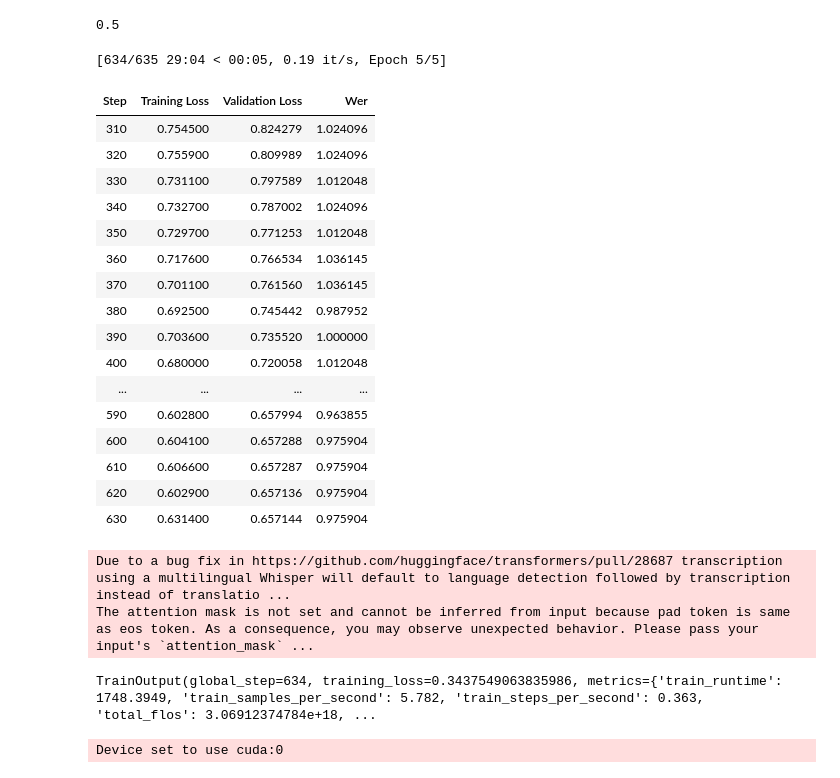
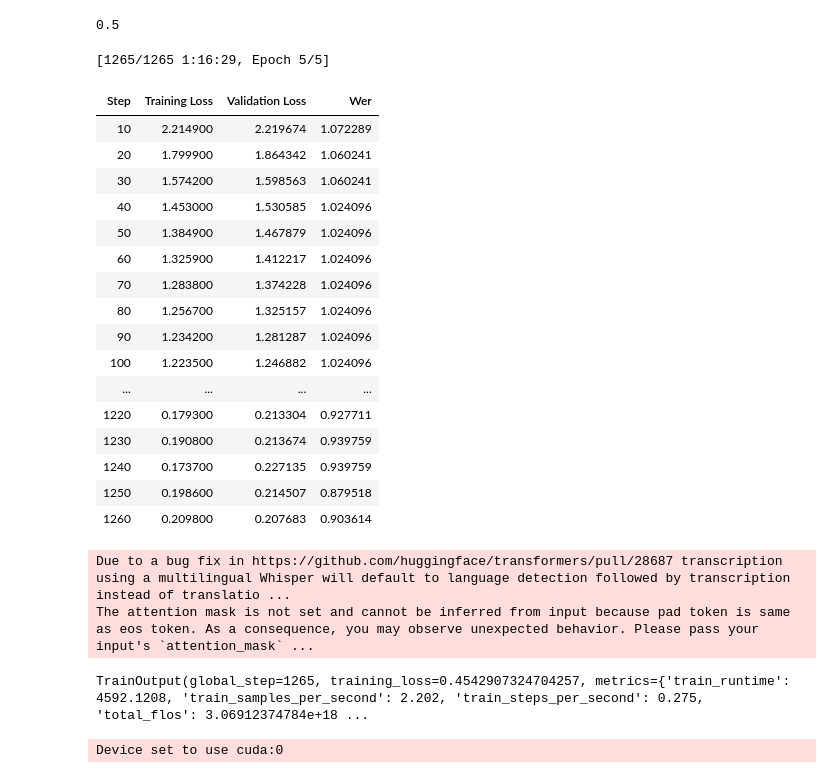
Before and after one commit to abdulvajid1/Whisper-Malayalam-Finetuning, a Jupyter notebook: LoRaFinetuning_1.ipynb, the cells around one changed output. Cells and saved outputs as stored; diff of their text form; code cells hidden in the pictures.

Commit message:
constant lr sheduler runs

```diff
--- a/LoRaFinetuning_1.ipynb
+++ b/LoRaFinetuning_1.ipynb
@@ -233,12 +233,12 @@ model.config.forced_decoder_ids = None
 model.config.suppress_tokens = []
 # %%
 lora_r = 64
-lora_alpha = 64
+lora_alpha = 128
 learning_rate = 5e-5
 peft_config = LoraConfig(
     r=lora_r,
     lora_alpha=lora_alpha,
-    lora_dropout=0.01,
+    lora_dropout=0.001,
     bias='none',
     target_modules=['q_proj', 'v_proj', 'out_proj'],
     task_type=None,
@@ -261,8 +261,8 @@ training_args = Seq2SeqTrainingArguments(output_dir='checkpoints',
                                          learning_rate=learning_rate,
                                          gradient_checkpointing=True,
                                          per_device_train_batch_size=4,
-                                         gradient_accumulation_steps=4,
-                                         warmup_steps=20,
+                                         gradient_accumulation_steps=2,
+                                         warmup_steps=50,
                                          predict_with_generate=True,
                                          generation_max_length=30,
                                          per_device_eval_batch_size=1,
@@ -283,7 +283,7 @@ training_args = Seq2SeqTrainingArguments(output_dir='checkpoints',
                                          logging_steps=10,
                                          optim='adamw_torch',
                                          label_names=['labels'],
-                                         lr_scheduler_type="cosine_with_restarts")
+                                         lr_scheduler_type="constant")
 # %%
 metric.compute(predictions=['hello', 'world'], references=['hello', 'there'])
 # %% [output]
@@ -300,29 +300,29 @@ trainer = Seq2SeqTrainer(
 # %%
 torch.cuda.empty_cache()
 # %%
-trainer.train(resume_from_checkpoint="checkpoints\\checkpoint-300")
+trainer.train()
 # %% [output]
-[634/635 29:04 < 00:05, 0.19 it/s, Epoch 5/5]
+[1265/1265 1:16:29, Epoch 5/5]
 | Step | Training Loss | Validation Loss | Wer |
-| 310 | 0.754500 | 0.824279 | 1.024096 |
-| 320 | 0.755900 | 0.809989 | 1.024096 |
-| 330 | 0.731100 | 0.797589 | 1.012048 |
-| 340 | 0.732700 | 0.787002 | 1.024096 |
-| 350 | 0.729700 | 0.771253 | 1.012048 |
-| 360 | 0.717600 | 0.766534 | 1.036145 |
-| 370 | 0.701100 | 0.761560 | 1.036145 |
-| 380 | 0.692500 | 0.745442 | 0.987952 |
-| 390 | 0.703600 | 0.735520 | 1.000000 |
-| 400 | 0.680000 | 0.720058 | 1.012048 |
+| 10 | 2.214900 | 2.219674 | 1.072289 |
+| 20 | 1.799900 | 1.864342 | 1.060241 |
+| 30 | 1.574200 | 1.598563 | 1.060241 |
+| 40 | 1.453000 | 1.530585 | 1.024096 |
+| 50 | 1.384900 | 1.467879 | 1.024096 |
+| 60 | 1.325900 | 1.412217 | 1.024096 |
+| 70 | 1.283800 | 1.374228 | 1.024096 |
+| 80 | 1.256700 | 1.325157 | 1.024096 |
+| 90 | 1.234200 | 1.281287 | 1.024096 |
+| 100 | 1.223500 | 1.246882 | 1.024096 |
 | ... | ... | ... | ... |
-| 590 | 0.602800 | 0.657994 | 0.963855 |
-| 600 | 0.604100 | 0.657288 | 0.975904 |
-| 610 | 0.606600 | 0.657287 | 0.975904 |
-| 620 | 0.602900 | 0.657136 | 0.975904 |
-| 630 | 0.631400 | 0.657144 | 0.975904 |
+| 1220 | 0.179300 | 0.213304 | 0.927711 |
+| 1230 | 0.190800 | 0.213674 | 0.939759 |
+| 1240 | 0.173700 | 0.227135 | 0.939759 |
+| 1250 | 0.198600 | 0.214507 | 0.879518 |
+| 1260 | 0.209800 | 0.207683 | 0.903614 |
 Due to a bug fix in https://github.com/huggingface/transformers/pull/28687 transcription using a multilingual Whisper will default to language detection followed by transcription instead of translatio ...
 The attention mask is not set and cannot be inferred from input because pad token is same as eos token. As a consequence, you may observe unexpected behavior. Please pass your input's `attention_mask` ...
-TrainOutput(global_step=634, training_loss=0.3437549063835986, metrics={'train_runtime': 1748.3949, 'train_samples_per_second': 5.782, 'train_steps_per_second': 0.363, 'total_flos': 3.06912374784e+18, ...
+TrainOutput(global_step=1265, training_loss=0.4542907324704257, metrics={'train_runtime': 4592.1208, 'train_samples_per_second': 2.202, 'train_steps_per_second': 0.275, 'total_flos': 3.06912374784e+18 ...
 # %%
 # Inference
 from peft import AutoPeftModel
```
Also changed, not shown: 1 other file.
